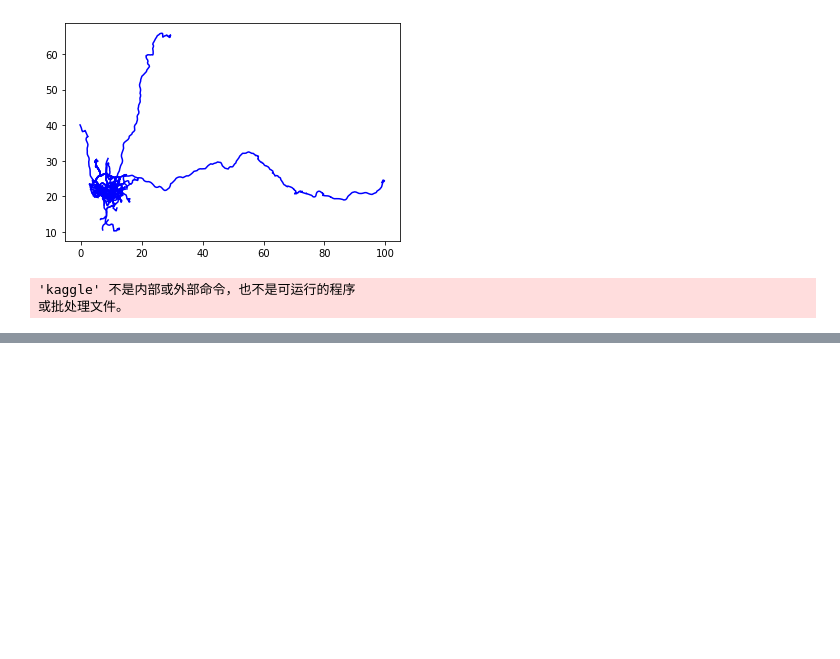
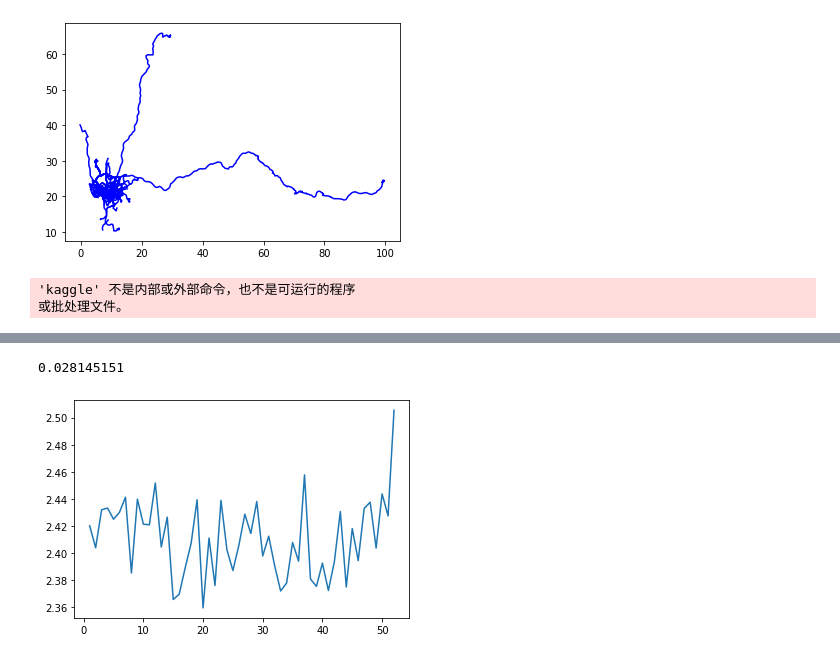
Before and after one commit to COMoER/Trajectory-is-the-Description-of-Arrival, a Jupyter notebook: lab.ipynb, the cells around one changed output, grey strips where cells are left out. Saved outputs shown, nothing was run; the diff lists cells and outputs as text; code cells hidden in the pictures; blank space fills up the shorter version.

```diff
--- a/lab.ipynb
+++ b/lab.ipynb
@@ -626,0 +710,15 @@ sub_df.to_csv("mysubmit.csv",index=False)
+# %%
+timehh = day["week"].to_numpy()
+N = 52
+va = []
+mean = []
+for i in range(1,N+1):
+    mdata = y[timehh==i]
+    center = np.mean(mdata,0)
+    va.append(np.sqrt(np.mean(np.sum((mdata-center)**2,axis=1))))
+    mean.append(center)
+plt.plot(range(1,N+1),va)
+print(np.std(np.float32(va)))
+# %% [output]
+0.028145151
+[figure, added]
```
Also changed, not shown: parts of 26 cells of this notebook, 10 other files.
